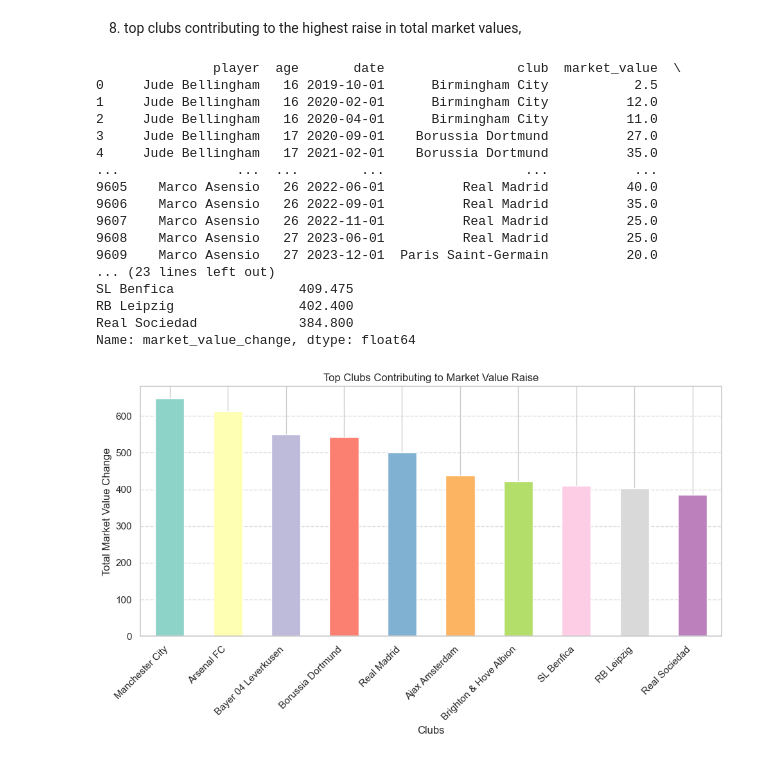
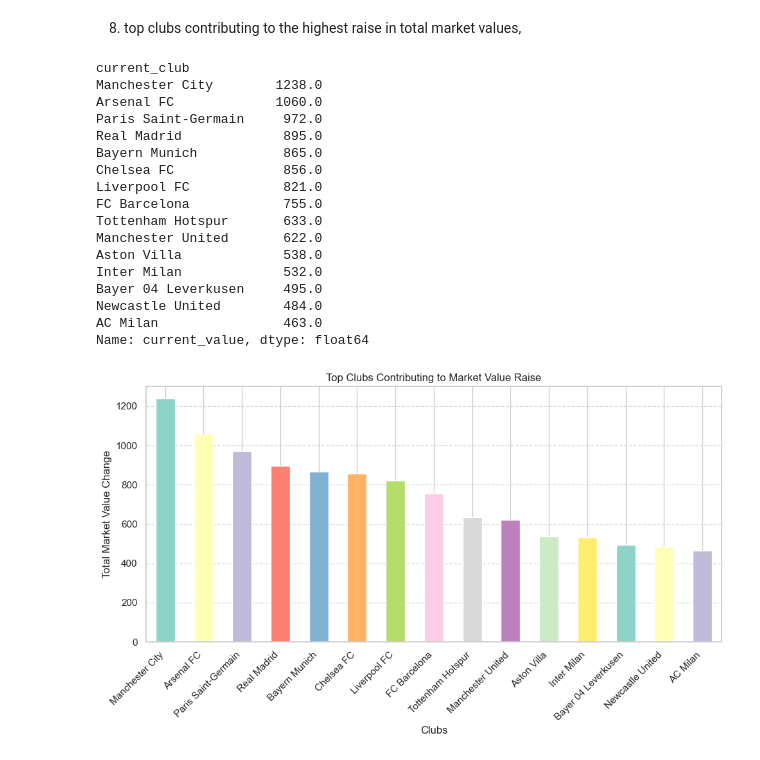
Before and after one commit to shnoam/transfermarket-analysis, a Jupyter notebook: data_analysis.ipynb, the cells around one changed output. Saved outputs shown, nothing was run; the diff lists cells and outputs as text; code cells hidden in the pictures.

```diff
--- a/data_analysis.ipynb
+++ b/data_analysis.ipynb
@@ -845,55 +855,49 @@ Age Coefficient: 0.06926326578555775
 # %% [markdown]
 8. top clubs contributing to the highest raise in total market values,
 # %%
-def clubs_with_highest_raise(mv_df, n):
-    # Calculate the change in market value for each player
-    mv_df['market_value_change'] = mv_df.groupby('player')['market_value'].diff()
-    print(mv_df)
-    # Aggregate the change in market value by club
-    club_market_value_change = mv_df.groupby('club')['market_value_change'].sum()
+def clubs_with_highest_mv_players(n):
 
-    # Identify clubs with the highest aggregate change
-    clubs_with_highest_raise = club_market_value_change.nlargest(n)
+    club_market_value_sum = players_df.groupby(['current_club'])['current_value'].sum()
 
+
+    clubs_with_highest_raise = club_market_value_sum.nlargest(n)
     return clubs_with_highest_raise
 
-def plot_highest_raise(clubs_with_highest_raise):
+def plot_highest_market_value(clubs_with_highest_raise):
     plt.figure(figsize=(10, 6))
 
-    colors = sns.color_palette('Set3', len(clubs_with_highest_raise))  # You can change 'Set3' to another palette if desired
+    colors = sns.color_palette('Set3', len(clubs_with_highest_raise))
 
-
-    # Plot bar plot with custom colors
     clubs_with_highest_raise.plot(kind='bar', color=colors)
 
     plt.title('Top Clubs Contributing to Market Value Raise')
     plt.xlabel('Clubs')
     plt.ylabel('Total Market Value Change')
     plt.xticks(rotation=45, ha='right')
     plt.grid(axis='y', linestyle='--', alpha=0.7)
     plt.tight_layout()
     plt.show()
 
-n = 10 # Number of top clubs to consider
-top_clubs = clubs_with_highest_raise(mv_df, n)
+n = 15
+top_clubs = clubs_with_highest_mv_players(n)
 print(top_clubs)
-plot_highest_raise(top_clubs)
+plot_highest_market_value(top_clubs)
 # %% [output]
-               player  age       date                 club  market_value  \
-0     Jude Bellingham   16 2019-10-01      Birmingham City           2.5
-1     Jude Bellingham   16 2020-02-01      Birmingham City          12.0
-2     Jude Bellingham   16 2020-04-01      Birmingham City          11.0
-3     Jude Bellingham   17 2020-09-01    Borussia Dortmund          27.0
-4     Jude Bellingham   17 2021-02-01    Borussia Dortmund          35.0
-...               ...  ...        ...                  ...           ...
-9605    Marco Asensio   26 2022-06-01          Real Madrid          40.0
-9606    Marco Asensio   26 2022-09-01          Real Madrid          35.0
-9607    Marco Asensio   26 2022-11-01          Real Madrid          25.0
-9608    Marco Asensio   27 2023-06-01          Real Madrid          25.0
-9609    Marco Asensio   27 2023-12-01  Paris Saint-Germain          20.0
-... (23 lines left out)
-SL Benfica                409.475
-RB Leipzig                402.400
-Real Sociedad             384.800
-Name: market_value_change, dtype: float64
+current_club
+Manchester City        1238.0
+Arsenal FC             1060.0
+Paris Saint-Germain     972.0
+Real Madrid             895.0
+Bayern Munich           865.0
+Chelsea FC              856.0
+Liverpool FC            821.0
+FC Barcelona            755.0
+Tottenham Hotspur       633.0
+Manchester United       622.0
+Aston Villa             538.0
+Inter Milan             532.0
+Bayer 04 Leverkusen     495.0
+Newcastle United        484.0
+AC Milan                463.0
+Name: current_value, dtype: float64
-[figure, old version]
+[figure, new version]
```
Also changed, not shown: parts of 9 cells of this notebook.
